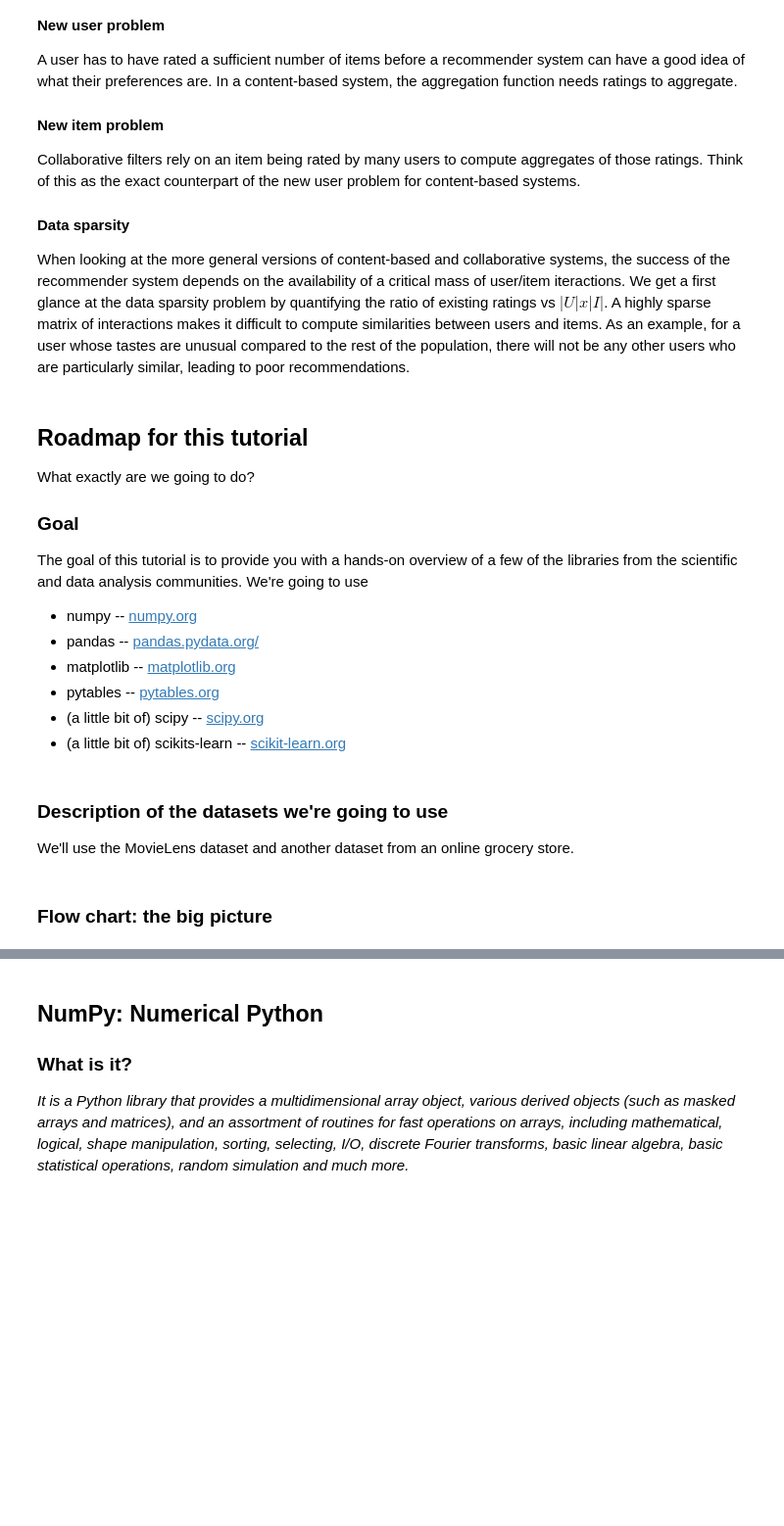
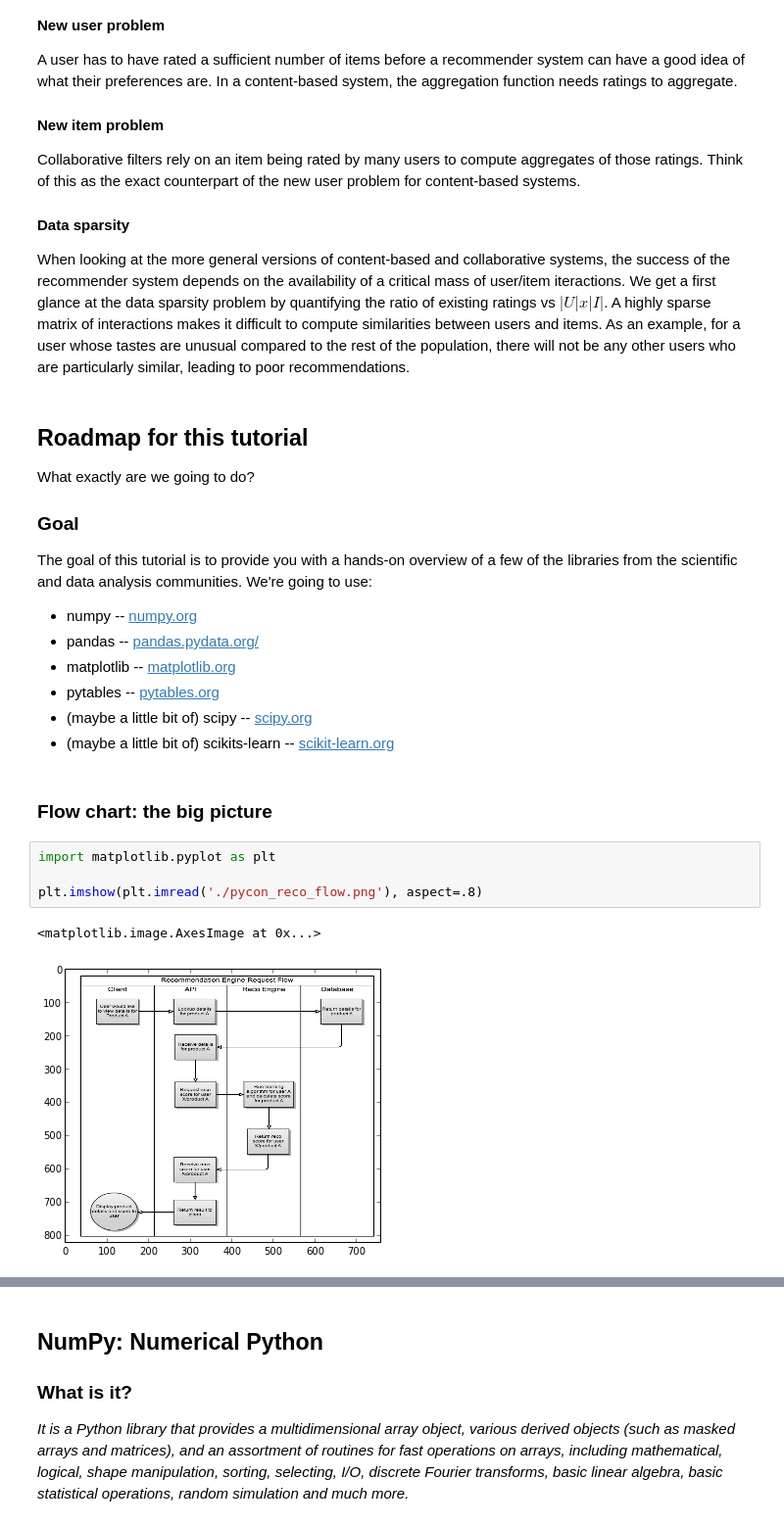
Before and after one commit to aurora1625/pycon2013, a Jupyter notebook: pycon.ipynb, the cells around one changed output, grey strips where cells are left out. Shown: that part at 98% size. Saved outputs shown, nothing was run; the diff lists cells and outputs as text; blank space fills up the shorter version.

```diff
--- a/pycon.ipynb
+++ b/pycon.ipynb
@@ -163,20 +165,22 @@ What exactly are we going to do?
 
 ### Goal
 
-The goal of this tutorial is to provide you with a hands-on overview
-of a few of the libraries from the scientific and data analysis
-communities. We're going to use
+The goal of this tutorial is to provide you with a hands-on overview of a few of
+the libraries from the scientific and data analysis communities. We're going to
+use:
 
 - numpy -- [numpy.org](http://www.numpy.org)
 - pandas -- [pandas.pydata.org/](http://pandas.pydata.org/)
 - matplotlib -- [matplotlib.org](http://matplotlib.org)
 - pytables -- [pytables.org](http://www.pytables.org)
-- (a little bit of) scipy -- [scipy.org](http://www.scipy.org)
-- (a little bit of) scikits-learn -- [scikit-learn.org](http://scikit-learn.org)
+- (maybe a little bit of) scipy -- [scipy.org](http://www.scipy.org)
+- (maybe a little bit of) scikits-learn -- [scikit-learn.org](http://scikit-learn.org)
-# %% [markdown]
-### Description of the datasets we're going to use
-
-We'll use the MovieLens dataset and another dataset from an online grocery
-store.
 # %% [markdown]
 ### Flow chart: the big picture
+# %%
+import matplotlib.pyplot as plt
+
+plt.imshow(plt.imread('./pycon_reco_flow.png'), aspect=.8)
+# %% [output]
+<matplotlib.image.AxesImage at 0x...>
+[figure, added]
```
Also changed, not shown: parts of 63 cells of this notebook.
